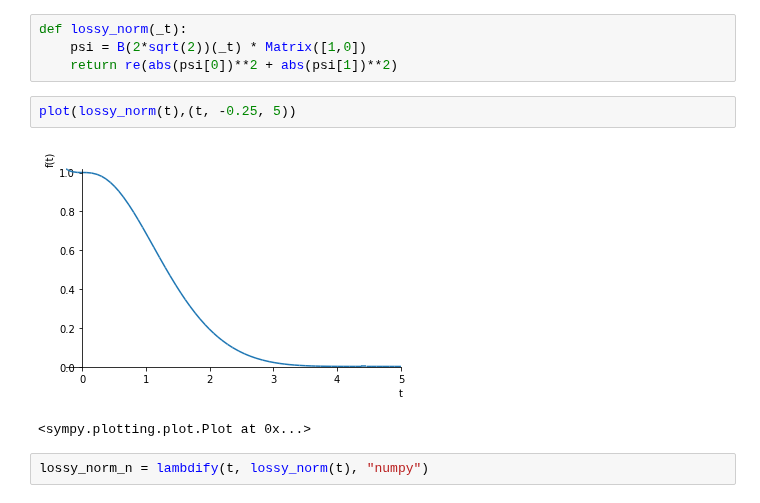
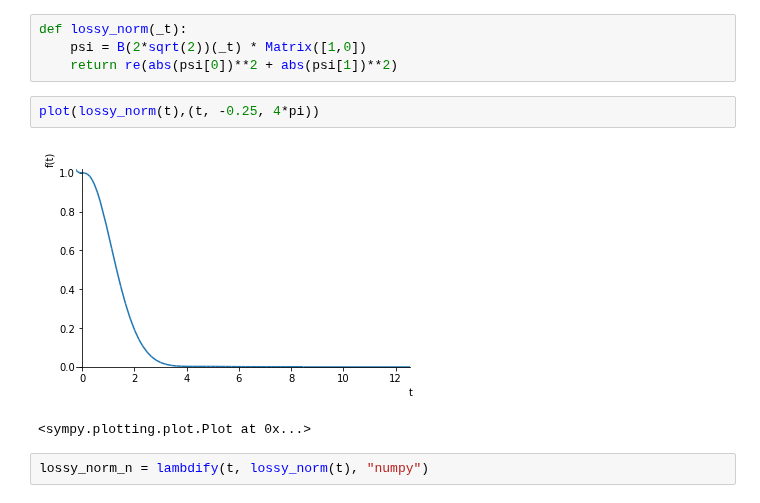
Before and after one commit to gderosa/timeq, a Jupyter notebook: comp/jupyter/detect.ipynb, the cells around one changed output. Drawn from its saved outputs; the diff is of its cells as text.

```diff
--- a/comp/jupyter/detect.ipynb
+++ b/comp/jupyter/detect.ipynb
@@ -50,9 +50,9 @@ def lossy_norm(_t):
     psi = B(2*sqrt(2))(_t) * Matrix([1,0])
     return re(abs(psi[0])**2 + abs(psi[1])**2)
 # %%
-plot(lossy_norm(t),(t, -0.25, 5))
+plot(lossy_norm(t),(t, -0.25, 4*pi))
 # %% [output]
-[figure, old version]
+[figure, new version]
 <sympy.plotting.plot.Plot at 0x...>
 # %%
 lossy_norm_n = lambdify(t, lossy_norm(t), "numpy")
```
Also changed, not shown: parts of 8 cells of this notebook, 8 other files.
